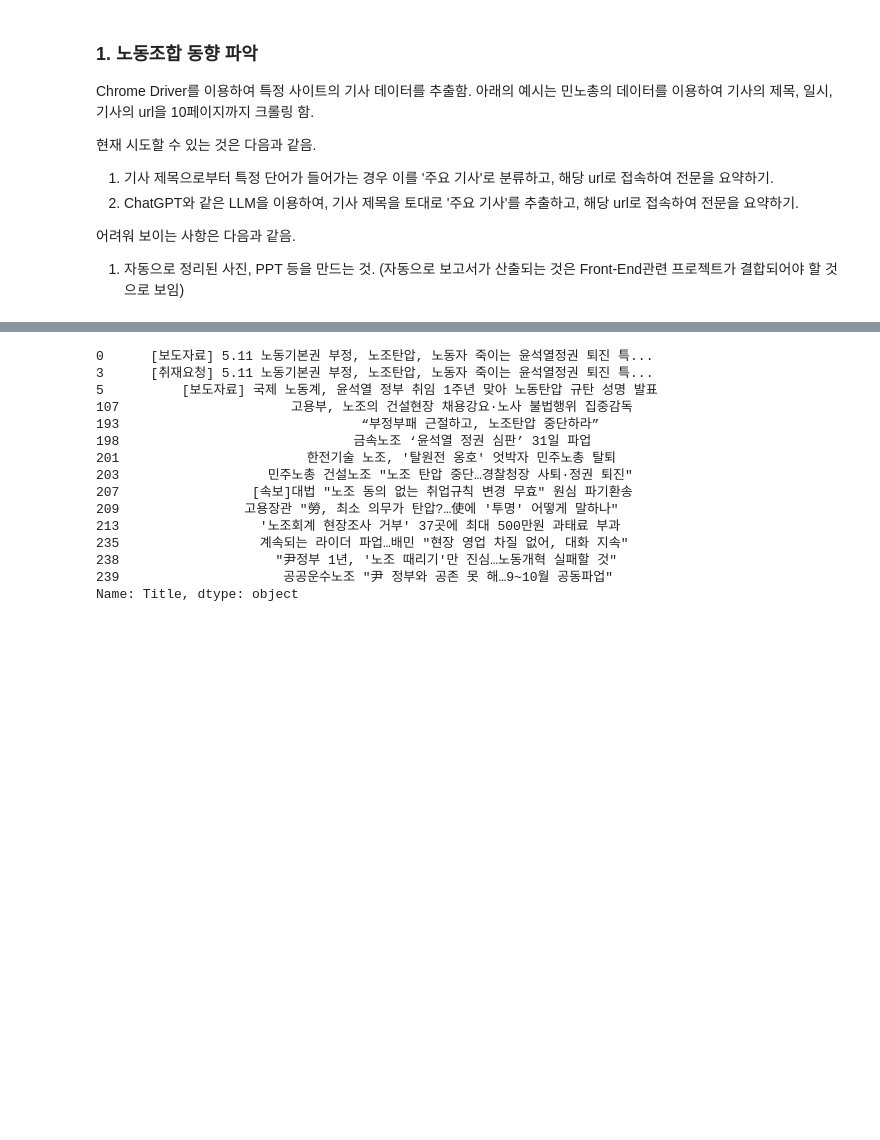
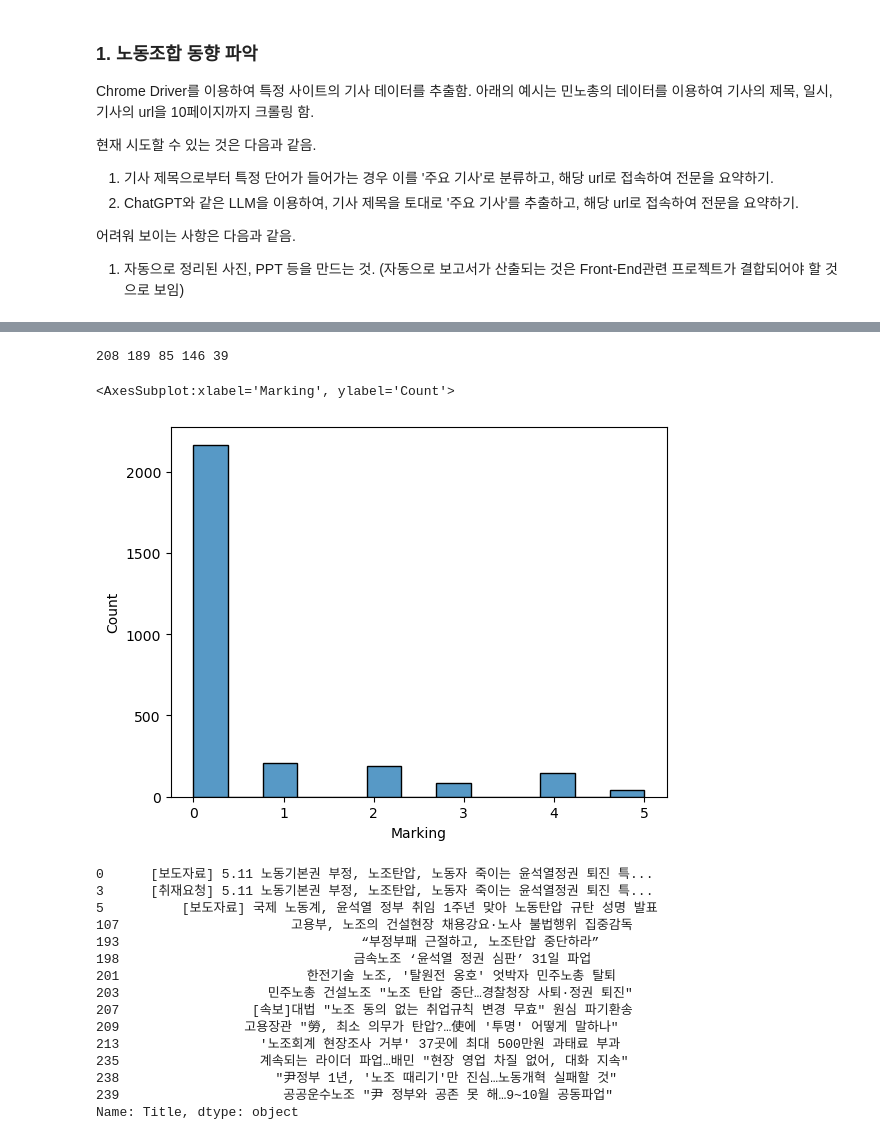
Before and after one commit to CocoRoF/samsung_project, a Jupyter notebook: Temp_Crawling.ipynb, the cells around one changed output, grey strips where cells are left out. Drawn from its saved outputs; the diff is of its cells as text; code cells hidden in the pictures; blank space fills up the shorter version.

```diff
--- a/Temp_Crawling.ipynb
+++ b/Temp_Crawling.ipynb
@@ -222,0 +39,3 @@ if Save_ == True:
+# %%
+# 크롤링 시 조절파라미터
+df_2 = Crawling(20, 20, True, 'Test')
@@ -222,0 +66,9 @@ if Save_ == True:
+# %%
+print(mark_1, mark_2, mark_3, mark_4, mark_5)
+# %% [output]
+208 189 85 146 39
+# %%
+sns.histplot(data=df_2, x=df_2.Marking)
+# %% [output]
+<AxesSubplot:xlabel='Marking', ylabel='Count'>
+[figure, added]
```
Also changed, not shown: parts of 6 cells of this notebook, 2 other files.
